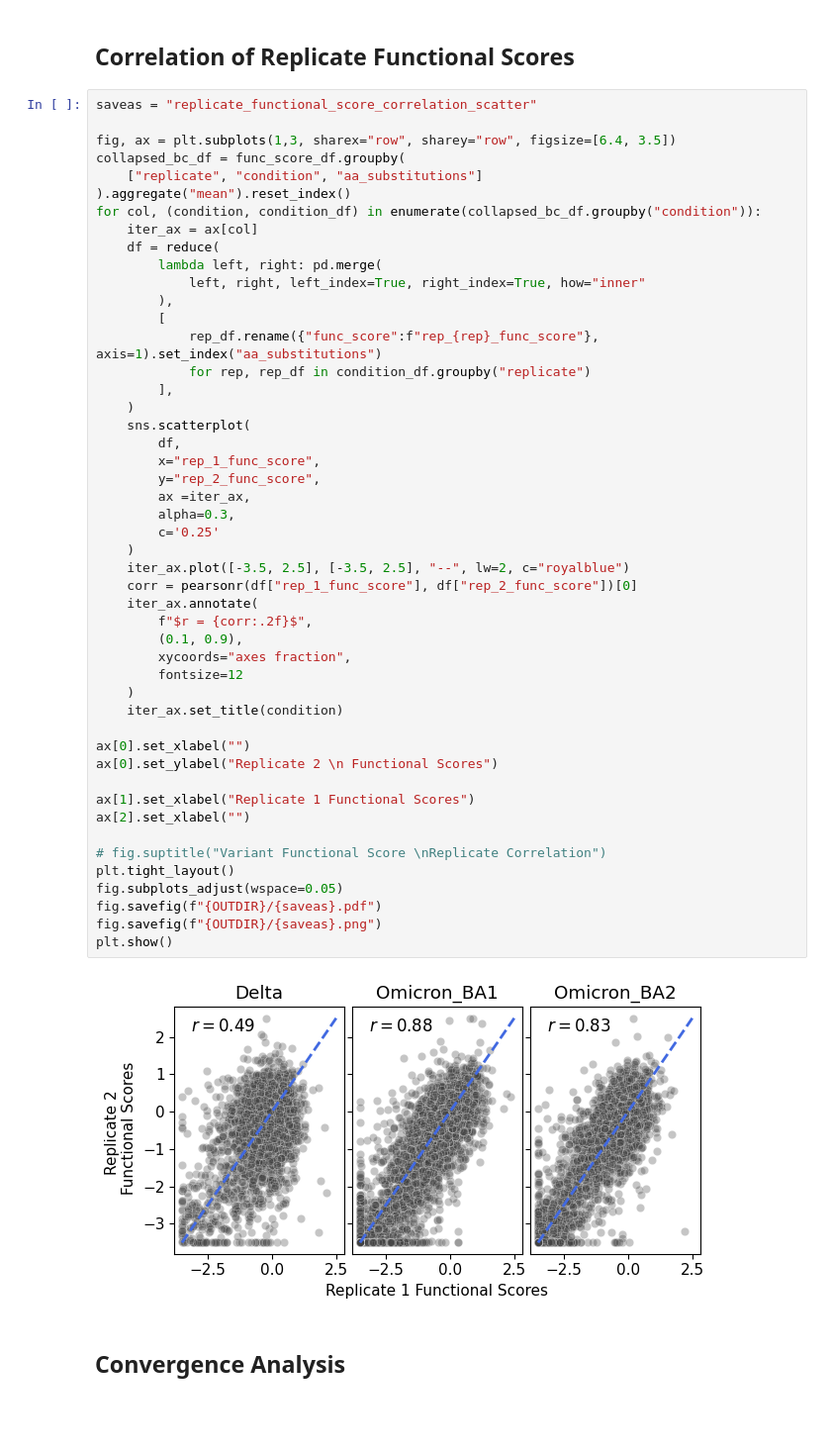
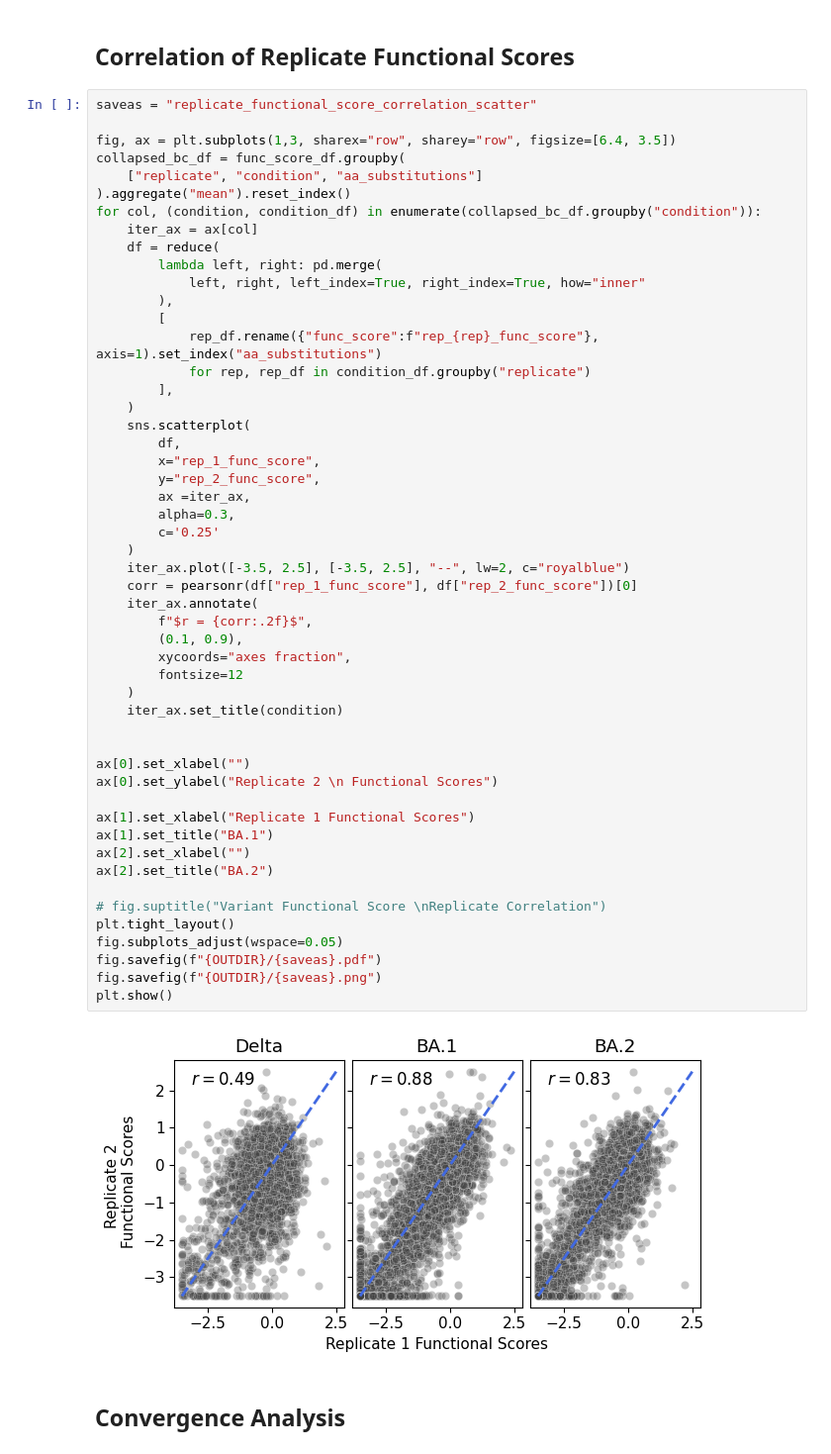
Before and after one commit to matsengrp/SARS-CoV-2_spike_multidms, a Jupyter notebook: notebooks/manuscript-figures.ipynb, the cells around one changed output. Shown at 99% size. Cells and saved outputs as stored; diff of their text form; blank space fills up the shorter version.

```diff
--- a/notebooks/manuscript-figures.ipynb
+++ b/notebooks/manuscript-figures.ipynb
@@ -245,34 +245,37 @@ for col, (condition, condition_df) in enumerate(collapsed_bc_df.groupby("conditi
         df,
         x="rep_1_func_score",
         y="rep_2_func_score",
         ax =iter_ax,
         alpha=0.3,
         c='0.25'
     )
     iter_ax.plot([-3.5, 2.5], [-3.5, 2.5], "--", lw=2, c="royalblue")
     corr = pearsonr(df["rep_1_func_score"], df["rep_2_func_score"])[0]
     iter_ax.annotate(
         f"$r = {corr:.2f}$",
         (0.1, 0.9),
         xycoords="axes fraction",
         fontsize=12
     )
     iter_ax.set_title(condition)
 
+
 ax[0].set_xlabel("")
 ax[0].set_ylabel("Replicate 2 \n Functional Scores")
 
 ax[1].set_xlabel("Replicate 1 Functional Scores")
+ax[1].set_title("BA.1")
 ax[2].set_xlabel("")
+ax[2].set_title("BA.2")
 
 # fig.suptitle("Variant Functional Score \nReplicate Correlation")
 plt.tight_layout()
 fig.subplots_adjust(wspace=0.05)
 fig.savefig(f"{OUTDIR}/{saveas}.pdf")
 fig.savefig(f"{OUTDIR}/{saveas}.png")
 plt.show()
 # %% [output]
-[figure, old version]
+[figure, new version]
 # %% [markdown]
 ## Convergence Analysis
 # %%
```
Also changed, not shown: parts of 15 cells of this notebook, 10 other files.
